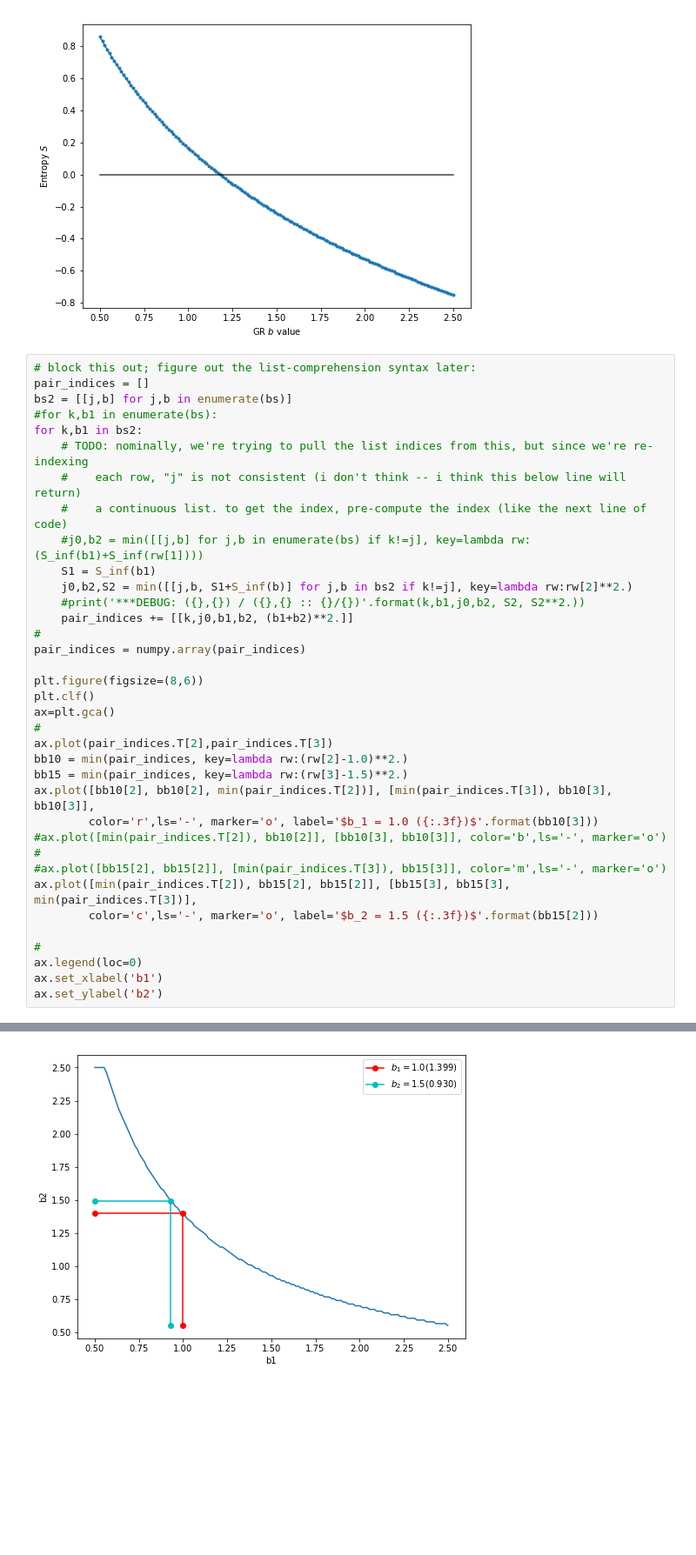
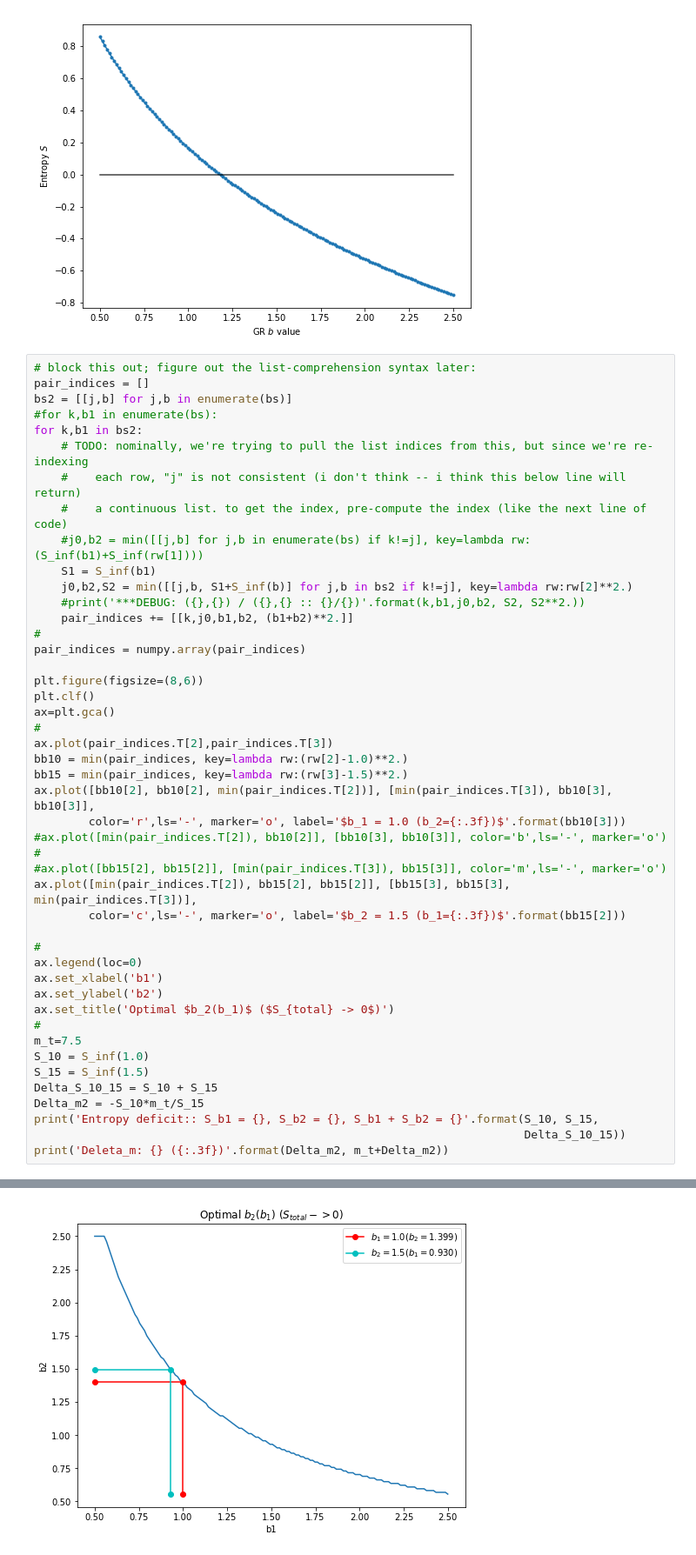
Before and after one commit to markyoder/earthquakes_and_entropy, a Jupyter notebook: earthquakes_and_entropy_worksheet.ipynb, the cells around one changed output, grey strips where cells are left out. Shown: that part at 87% size. Drawn from its saved outputs; the diff is of its cells as text; blank space fills up the shorter version.

Commit message:
added some more commentary and simple calculations related to entropy and large magnitude scaling.

```diff
--- a/earthquakes_and_entropy_worksheet.ipynb
+++ b/earthquakes_and_entropy_worksheet.ipynb
@@ -263,15 +263,25 @@ ax.plot(pair_indices.T[2],pair_indices.T[3])
 bb10 = min(pair_indices, key=lambda rw:(rw[2]-1.0)**2.)
 bb15 = min(pair_indices, key=lambda rw:(rw[3]-1.5)**2.)
 ax.plot([bb10[2], bb10[2], min(pair_indices.T[2])], [min(pair_indices.T[3]), bb10[3], bb10[3]],
-        color='r',ls='-', marker='o', label='$b_1 = 1.0 ({:.3f})$'.format(bb10[3]))
+        color='r',ls='-', marker='o', label='$b_1 = 1.0 (b_2={:.3f})$'.format(bb10[3]))
 #ax.plot([min(pair_indices.T[2]), bb10[2]], [bb10[3], bb10[3]], color='b',ls='-', marker='o')
 #
 #ax.plot([bb15[2], bb15[2]], [min(pair_indices.T[3]), bb15[3]], color='m',ls='-', marker='o')
 ax.plot([min(pair_indices.T[2]), bb15[2], bb15[2]], [bb15[3], bb15[3], min(pair_indices.T[3])],
-        color='c',ls='-', marker='o', label='$b_2 = 1.5 ({:.3f})$'.format(bb15[2]))
+        color='c',ls='-', marker='o', label='$b_2 = 1.5 (b_1={:.3f})$'.format(bb15[2]))
 
 #
 ax.legend(loc=0)
 ax.set_xlabel('b1')
 ax.set_ylabel('b2')
+ax.set_title('Optimal $b_2(b_1)$ ($S_{total} -> 0$)')
+#
+m_t=7.5
+S_10 = S_inf(1.0)
+S_15 = S_inf(1.5)
+Delta_S_10_15 = S_10 + S_15
+Delta_m2 = -S_10*m_t/S_15
+print('Entropy deficit:: S_b1 = {}, S_b2 = {}, S_b1 + S_b2 = {}'.format(S_10, S_15,
+                                                                        Delta_S_10_15))
+print('Deleta_m: {} ({:.3f})'.format(Delta_m2, m_t+Delta_m2))
 # %% [output]
@@ -279 +290 @@ ax.set_ylabel('b2')
-[figure, old version]
+[figure, new version]
```
Also changed, not shown: parts of 4 cells of this notebook.
